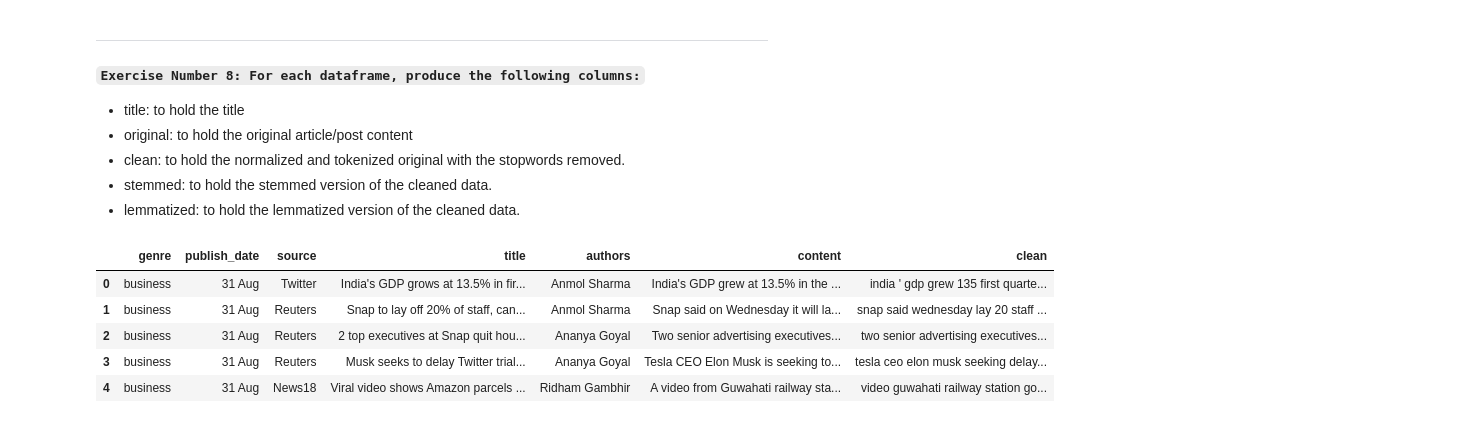
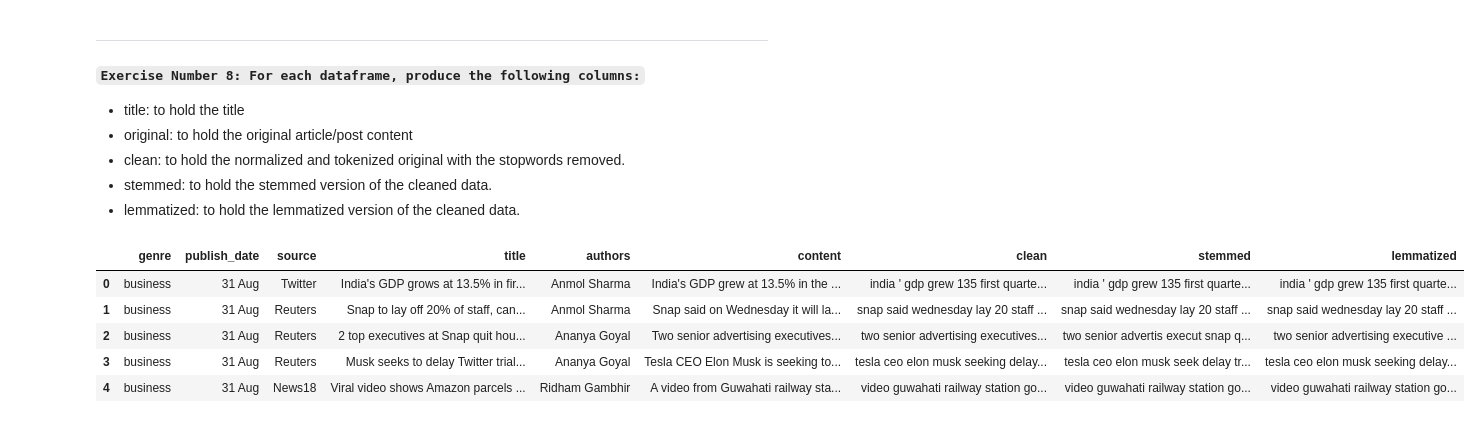
Before and after one commit to mijailmariano/natural-language-processing-exercises, a Jupyter notebook: nlp_preparation.ipynb, the cells around one changed output. Drawn from its saved outputs; the diff is of its cells as text; code cells hidden in the pictures.

```diff
--- a/nlp_preparation.ipynb
+++ b/nlp_preparation.ipynb
@@ -57,13 +57,19 @@ def basic_clean(string):
     # lowercase the text
     string = string.lower()
 
+    # Handle curly quotes
+    charmap = {0x201c: u'"',
+                0x201d: u'"',
+                0x2018: u"'",
+                0x2019: u"'"}
+
+    string = string.translate(charmap)
+
     # normalizing the text
     string = unicodedata.normalize('NFKD', string).encode('ascii', 'ignore').decode('utf-8', 'ignore')
 
-    # replace_lst = []
-
     # return only alphanumeric values in text: everything else, convert to whitespace
-    string = re.sub("[^a-z0-9\s']+", '', string)
+    string = re.sub("[^a-z0-9\s']", '', string)
 
     # return the string text
     return string
@@ -381,12 +387,15 @@ df shape: (22, 3)
 # %%
 # starting with the Articles df
 
 df_articles["clean"] = df_articles["content"].apply(basic_clean).apply(tokenize).apply(remove_stopwords)
+df_articles["stemmed"] = df_articles["clean"].apply(porter_stem)
+df_articles["lemmatized"] = df_articles["clean"].apply(lemmatize)
+
 df_articles.head()
 # %% [output]
-|  | genre | publish_date | source | title | authors | content | clean |
-| 0 | business | 31 Aug | Twitter | India's GDP grows at 13.5% in fir... | Anmol Sharma | India's GDP grew at 13.5% in the ... | india ' gdp grew 135 first quarte... |
-| 1 | business | 31 Aug | Reuters | Snap to lay off 20% of staff, can... | Anmol Sharma | Snap said on Wednesday it will la... | snap said wednesday lay 20 staff ... |
-| 2 | business | 31 Aug | Reuters | 2 top executives at Snap quit hou... | Ananya Goyal | Two senior advertising executives... | two senior advertising executives... |
-| 3 | business | 31 Aug | Reuters | Musk seeks to delay Twitter trial... | Ananya Goyal | Tesla CEO Elon Musk is seeking to... | tesla ceo elon musk seeking delay... |
-| 4 | business | 31 Aug | News18 | Viral video shows Amazon parcels ... | Ridham Gambhir | A video from Guwahati railway sta... | video guwahati railway station go... |
+|  | genre | publish_date | source | title | authors | content | clean | stemmed | lemmatized |
+| 0 | business | 31 Aug | Twitter | India's GDP grows at 13.5% in fir... | Anmol Sharma | India's GDP grew at 13.5% in the ... | india ' gdp grew 135 first quarte... | india ' gdp grew 135 first quarte... | india ' gdp grew 135 first quarte... |
+| 1 | business | 31 Aug | Reuters | Snap to lay off 20% of staff, can... | Anmol Sharma | Snap said on Wednesday it will la... | snap said wednesday lay 20 staff ... | snap said wednesday lay 20 staff ... | snap said wednesday lay 20 staff ... |
+| 2 | business | 31 Aug | Reuters | 2 top executives at Snap quit hou... | Ananya Goyal | Two senior advertising executives... | two senior advertising executives... | two senior advertis execut snap q... | two senior advertising executive ... |
+| 3 | business | 31 Aug | Reuters | Musk seeks to delay Twitter trial... | Ananya Goyal | Tesla CEO Elon Musk is seeking to... | tesla ceo elon musk seeking delay... | tesla ceo elon musk seek delay tr... | tesla ceo elon musk seeking delay... |
+| 4 | business | 31 Aug | News18 | Viral video shows Amazon parcels ... | Ridham Gambhir | A video from Guwahati railway sta... | video guwahati railway station go... | video guwahati railway station go... | video guwahati railway station go... |
```
Also changed, not shown: parts of 12 cells of this notebook.
